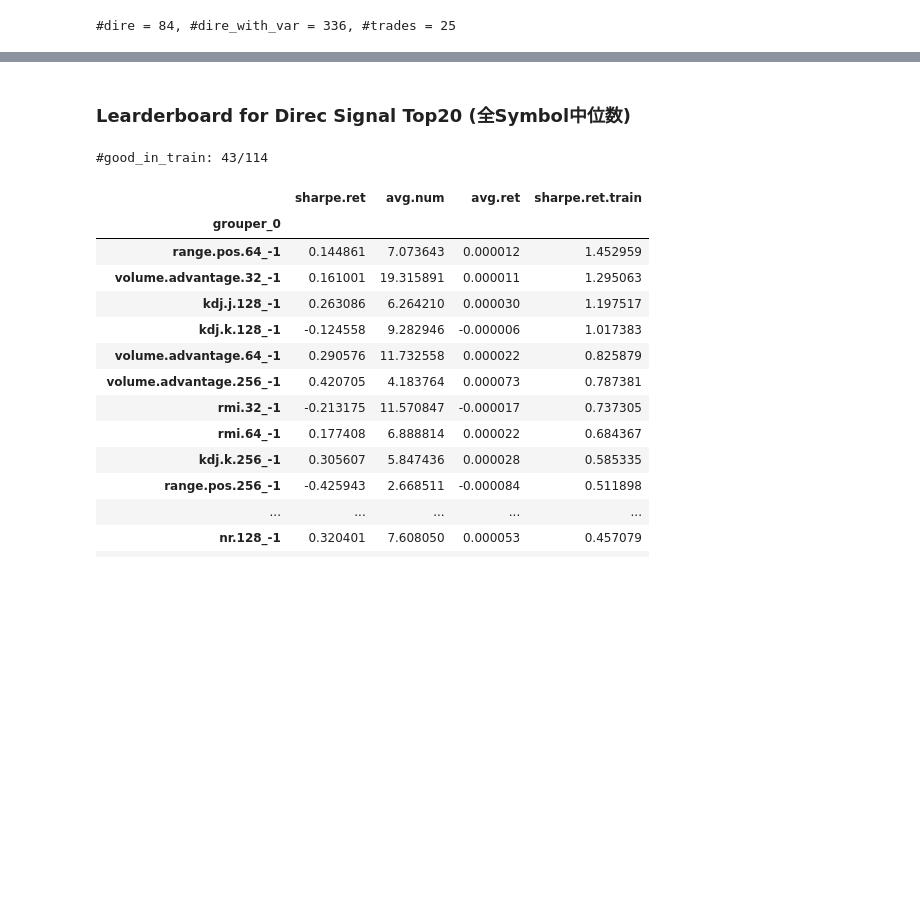
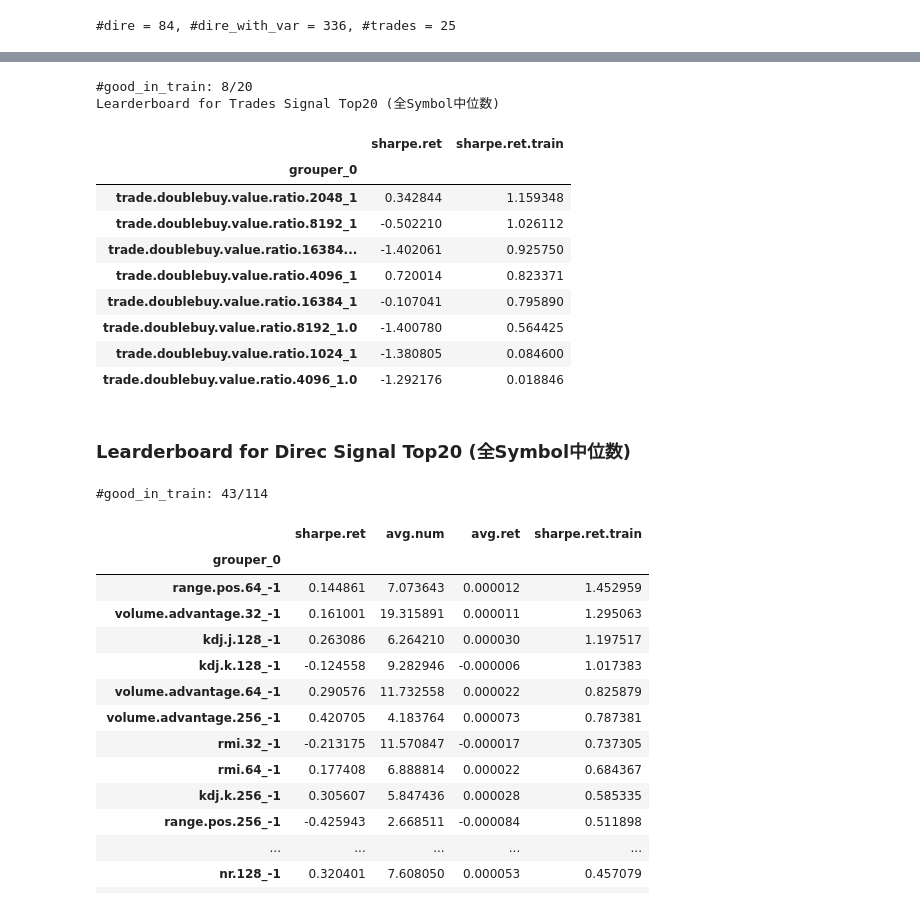
Before and after one commit to Adam1679/MLTrader-Research, a Jupyter notebook: research/orderbook_strategies/notebooks/因子结果分析.ipynb, the cells around one changed output, grey strips where cells are left out. Drawn from its saved outputs; the diff is of its cells as text; code cells hidden in the pictures; blank space fills up the shorter version.

```diff
--- a/research/orderbook_strategies/notebooks/因子结果分析.ipynb
+++ b/research/orderbook_strategies/notebooks/因子结果分析.ipynb
@@ -92,3 +96,33 @@ keep 588/843
+# %%
+# group_0
+sub_res = all_results[np.isin(all_results["signal_name"], trades_signal_period)]
+cols_of_interest = ["sharpe.ret", "avg.num", "avg.ret"]
+group_0_res = sub_res.groupby(by=["grouper_0", "is_train"], dropna=False)[cols_of_interest].median()
+group_0_res_train = group_0_res.loc[(slice(None), True), :].droplevel(1)
+group_0_res_test = group_0_res.loc[(slice(None), False), :].droplevel(1)
+
+good_groups_in_train = list(group_0_res_train[group_0_res_train['sharpe.ret'] > 0].index)
+print("#good_in_train: {}/{}".format(len(good_groups_in_train), group_0_res_train.shape[0]))
+
+test_perf_of_good = group_0_res_test[np.isin(group_0_res_test.index, good_groups_in_train)]
+test_perf_of_good["sharpe.ret.train"] = test_perf_of_good.index.map(group_0_res_train['sharpe.ret'])
+
+# performance without transaction cost
+print("Learderboard for Trades Signal Top20 (全Symbol中位数)")
+display(test_perf_of_good.sort_values(by="sharpe.ret.train", ascending=False).head(20))
+# %% [output]
+#good_in_train: 8/20
+Learderboard for Trades Signal Top20 (全Symbol中位数)
+|  | sharpe.ret | sharpe.ret.train |
+| grouper_0 |  |  |
+| trade.doublebuy.value.ratio.2048_1 | 0.342844 | 1.159348 |
+| trade.doublebuy.value.ratio.8192_1 | -0.502210 | 1.026112 |
+| trade.doublebuy.value.ratio.16384... | -1.402061 | 0.925750 |
+| trade.doublebuy.value.ratio.4096_1 | 0.720014 | 0.823371 |
+| trade.doublebuy.value.ratio.16384_1 | -0.107041 | 0.795890 |
+| trade.doublebuy.value.ratio.8192_1.0 | -1.400780 | 0.564425 |
+| trade.doublebuy.value.ratio.1024_1 | -1.380805 | 0.084600 |
+| trade.doublebuy.value.ratio.4096_1.0 | -1.292176 | 0.018846 |
 # %% [markdown]
 ### Learderboard for Direc Signal Top20 (全Symbol中位数)
 # %%
```
Also changed, not shown: parts of 12 cells of this notebook, 41 other files.
